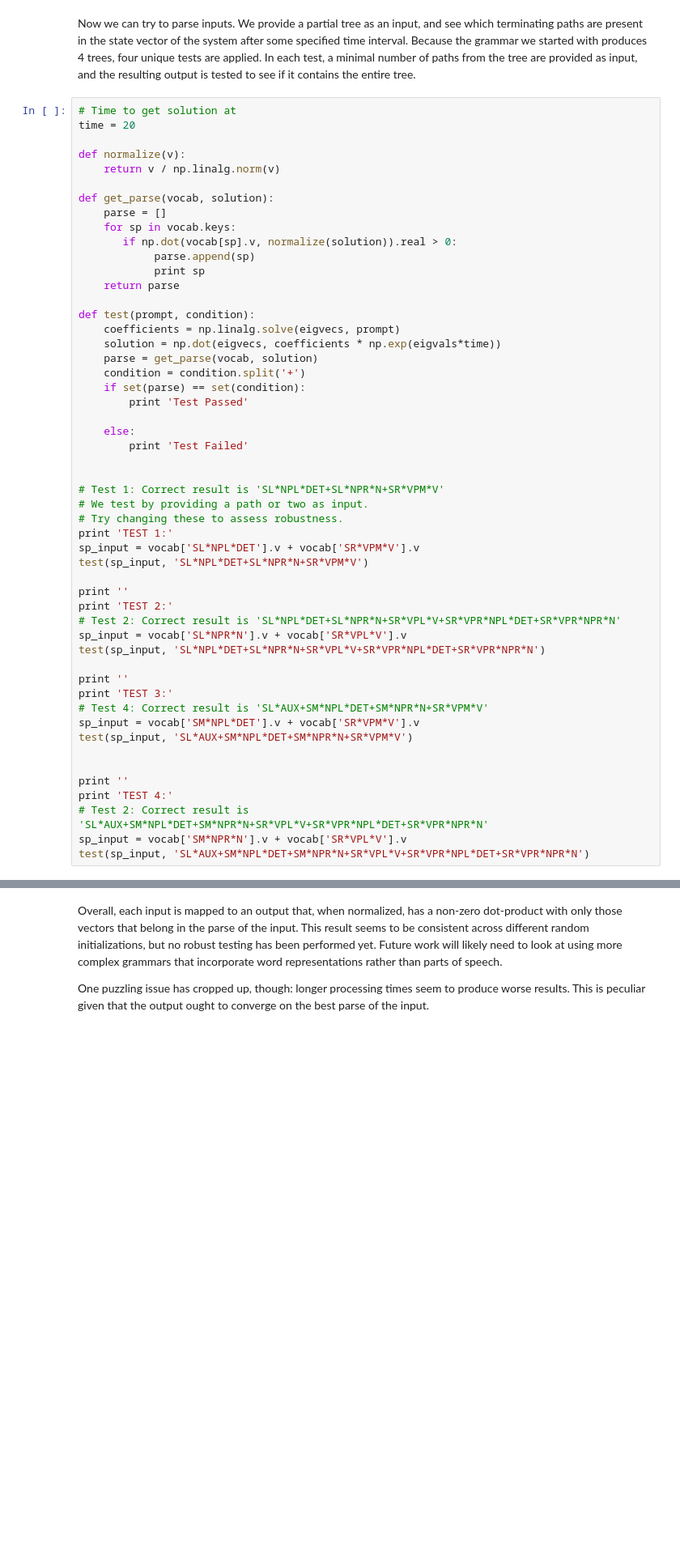
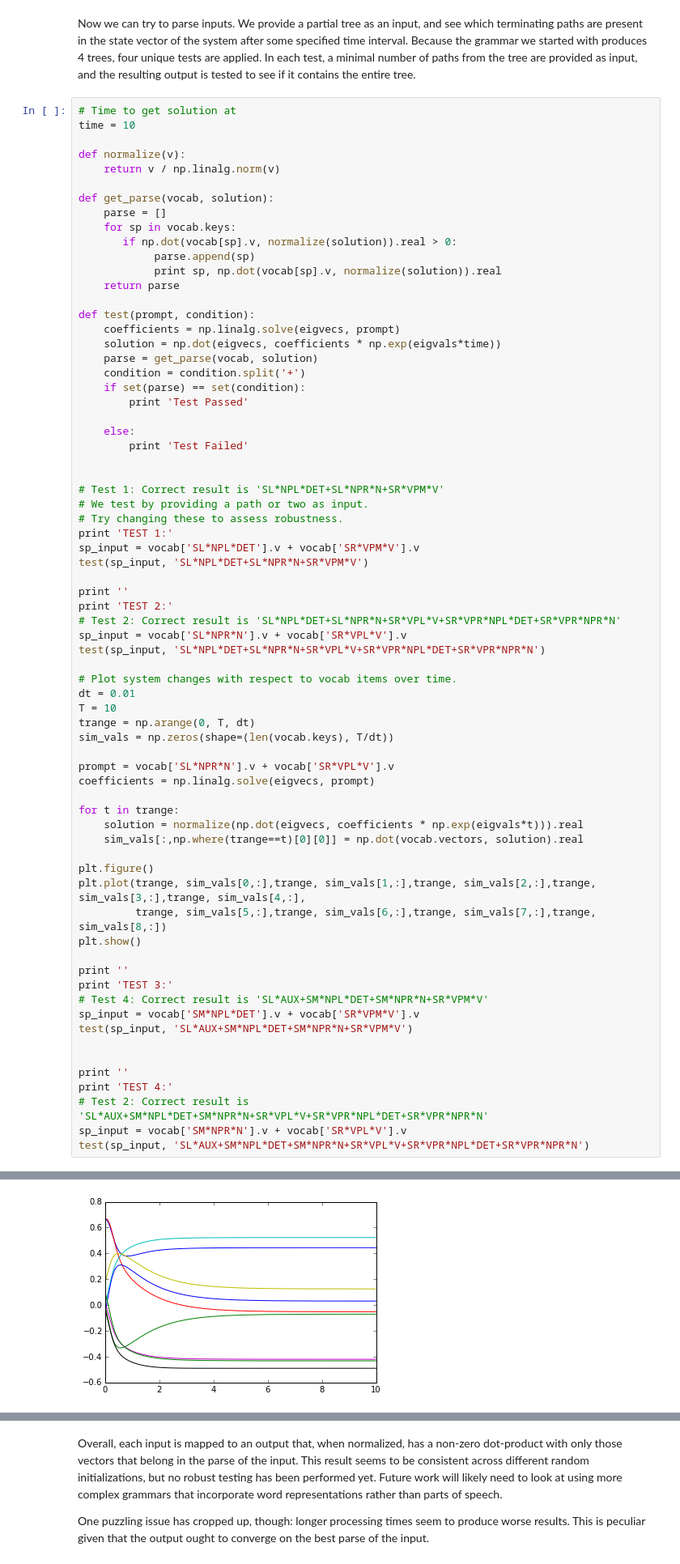
Before and after one commit to pblouw/stability-analysis, a Jupyter notebook: Eigendecomposition and Stability Analysis.ipynb, the cells around one changed output, grey strips where cells are left out. Shown: that part at 81% size. Drawn from its saved outputs; the diff is of its cells as text; blank space fills up the shorter version.

Commit message:
Similarity plots added

```diff
--- a/Eigendecomposition and Stability Analysis.ipynb
+++ b/Eigendecomposition and Stability Analysis.ipynb
@@ -279,7 +278,7 @@ P1: -0.076807   P2: -0.327078
 Now we can try to parse inputs. We provide a partial tree as an input, and see which terminating paths are present in the state vector of the system after some specified time interval. Because the grammar we started with produces 4 trees, four unique tests are applied. In each test, a minimal number of paths from the tree are provided as input, and the resulting output is tested to see if it contains the entire tree.
 # %%
 # Time to get solution at
-time = 20
+time = 10
 
 def normalize(v):
     return v / np.linalg.norm(v)
@@ -289,7 +288,7 @@ def get_parse(vocab, solution):
     for sp in vocab.keys:
        if np.dot(vocab[sp].v, normalize(solution)).real > 0:
             parse.append(sp)
-            print sp
+            print sp, np.dot(vocab[sp].v, normalize(solution)).real
     return parse
 
 def test(prompt, condition):
@@ -317,6 +316,24 @@ print 'TEST 2:'
 sp_input = vocab['SL*NPR*N'].v + vocab['SR*VPL*V'].v
 test(sp_input, 'SL*NPL*DET+SL*NPR*N+SR*VPL*V+SR*VPR*NPL*DET+SR*VPR*NPR*N')
 
+# Plot system changes with respect to vocab items over time.
+dt = 0.01
+T = 10
+trange = np.arange(0, T, dt)
+sim_vals = np.zeros(shape=(len(vocab.keys), T/dt))
+
+prompt = vocab['SL*NPR*N'].v + vocab['SR*VPL*V'].v
+coefficients = np.linalg.solve(eigvecs, prompt)
+
+for t in trange:
+    solution = normalize(np.dot(eigvecs, coefficients * np.exp(eigvals*t))).real
+    sim_vals[:,np.where(trange==t)[0][0]] = np.dot(vocab.vectors, solution).real
+
+plt.figure()
+plt.plot(trange, sim_vals[0,:],trange, sim_vals[1,:],trange, sim_vals[2,:],trange, sim_vals[3,:],trange, sim_vals[4,:],
+         trange, sim_vals[5,:],trange, sim_vals[6,:],trange, sim_vals[7,:],trange, sim_vals[8,:])
+plt.show()
+
 print ''
 print 'TEST 3:'
 # Test 4: Correct result is 'SL*AUX+SM*NPL*DET+SM*NPR*N+SR*VPM*V'
@@ -349,0 +363 @@ Test Passed
+[figure, added]
```
Also changed, not shown: parts of 8 cells of this notebook.
